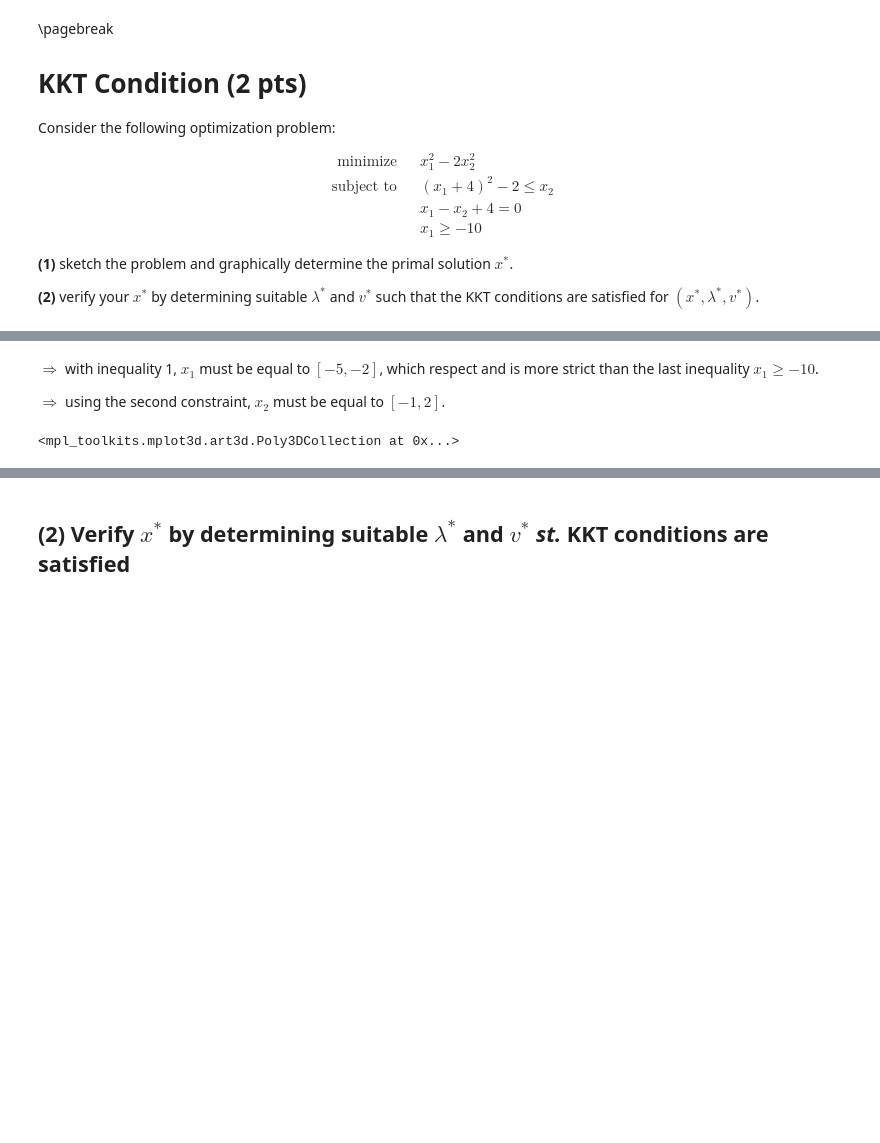
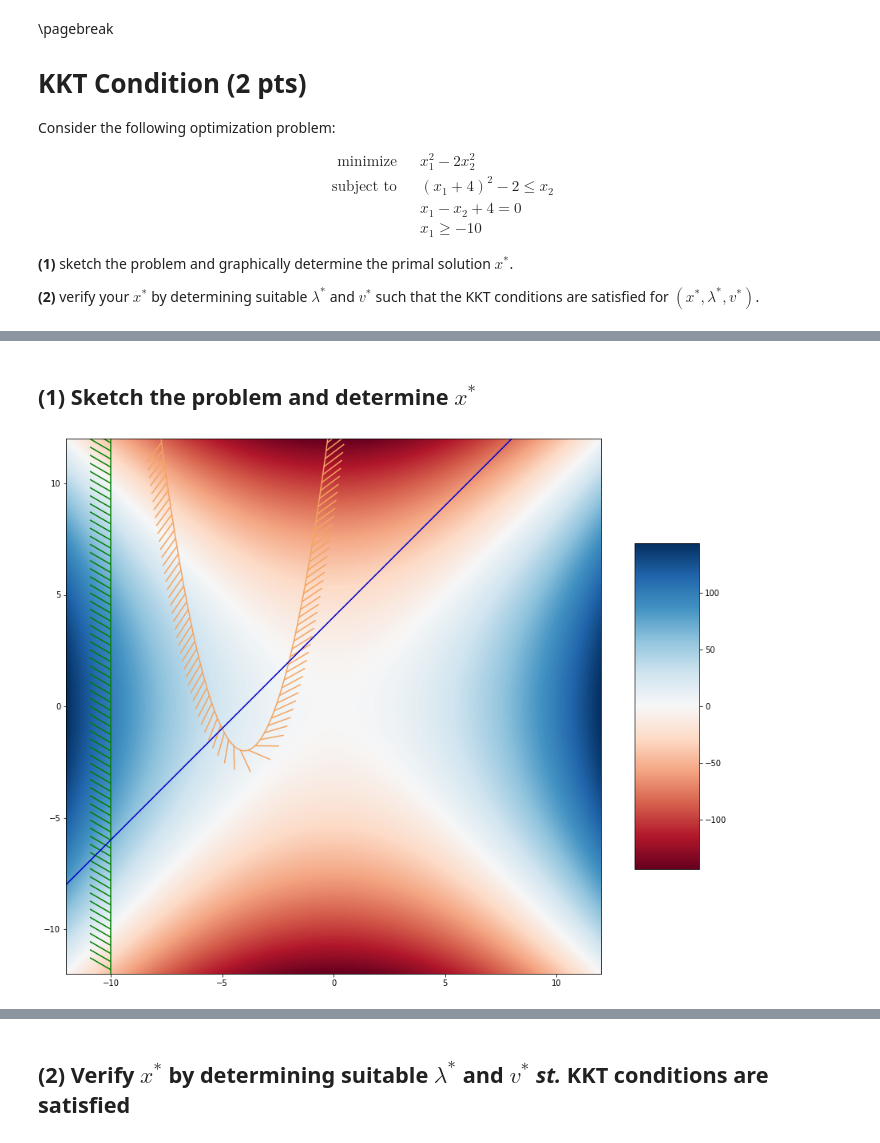
Before and after one commit to schallerala/mcs-applied-optimization, a Jupyter notebook: aopt-exercise4/part1-lagrange-duality-kkt-condition/part1/part1.ipynb, the cells around one changed output, grey strips where cells are left out. Drawn from its saved outputs; the diff is of its cells as text; code cells hidden in the pictures; blank space fills up the shorter version.

```diff
--- a/aopt-exercise4/part1-lagrange-duality-kkt-condition/part1/part1.ipynb
+++ b/aopt-exercise4/part1-lagrange-duality-kkt-condition/part1/part1.ipynb
@@ -214,20 +186,0 @@ center_right_axis(ax)
-# %% [markdown]
-$\Rightarrow$ with inequality 1, $x_1$ must be equal to $[-5, -2]$, which respect and is more strict
-than the last inequality $x_1 \ge -10$.
-
-$\Rightarrow$ using the second constraint, $x_2$ must be equal to $[-1, 2]$.
-# %%
-def objective_function(X, Y):
-    return X**2 - 2 * Y ** 2
-
-X = np.linspace(-5, -2, 31)
-Y = np.linspace(-1, 2, 31)
-
-X, Y = np.meshgrid(X, Y)
-Z = objective_function(X, Y)
-
-ax = plt.axes(projection='3d', xlabel="x$_1$ = [-5, -2]", ylabel="$x_2$ = [-1, 2]")
-ax.plot_surface(X, Y, Z, rstride=1, cstride=1,
-                cmap='viridis', edgecolor='none')
-# %% [output]
-<mpl_toolkits.mplot3d.art3d.Poly3DCollection at 0x...>
@@ -243,0 +187,44 @@ Math("$\\boldsymbol{{x^* = \\binom{{{}}}{{{}}}}} \\quad z = {}$".format(min_x1,
+# %% [markdown]
+## (1) Sketch the problem and determine $x^*$
+# %%
+
+fig, ax = plt.subplots(figsize=(15, 15))
+
+x = np.linspace(-12.0, 12.0, 500)
+y = np.linspace(-12.0, 12.0, 500)
+
+X, Y = np.meshgrid(x, y)
+
+# Objective function
+obj = X**2 - Y**2
+
+#Constraint 1: (x+4)^2 - 2 <= y
+g1 = (X + 4)**2 - 2 - Y
+
+#Constraint 2: x >= -10
+g2 = -X - 10
+
+#Constraint 3: x - y + 4 = 0
+g3 = X - Y + 4
+
+#Plot the function to optimize, we want the min so a Red value
+im = plt.imshow(obj,cmap=plt.cm.RdBu,extent=[-12,12,-12,12],origin="lower")
+
+#Plot constraint 1
+cg1 = ax.contour(X, Y, g1, [0], colors='sandybrown')
+plt.setp(cg1.collections,
+         path_effects=[patheffects.withTickedStroke(angle=135,length=3)])
+
+#plot constraint 2
+cg2 = ax.contour(X, Y, g2, 0, colors='green')
+plt.setp(cg2.collections,
+         path_effects=[patheffects.withTickedStroke(angle=60, length=3)])
+
+#contraint 3, remember we must be on this line as it is an equality constraint
+cg3 = ax.contour(X, Y, g3, [0], colors='mediumblue')
+
+fig.colorbar(im, shrink=0.5, aspect=5)
+
+plt.show()
+# %% [output]
+[figure, added]
```
Also changed, not shown: parts of 9 cells of this notebook.
